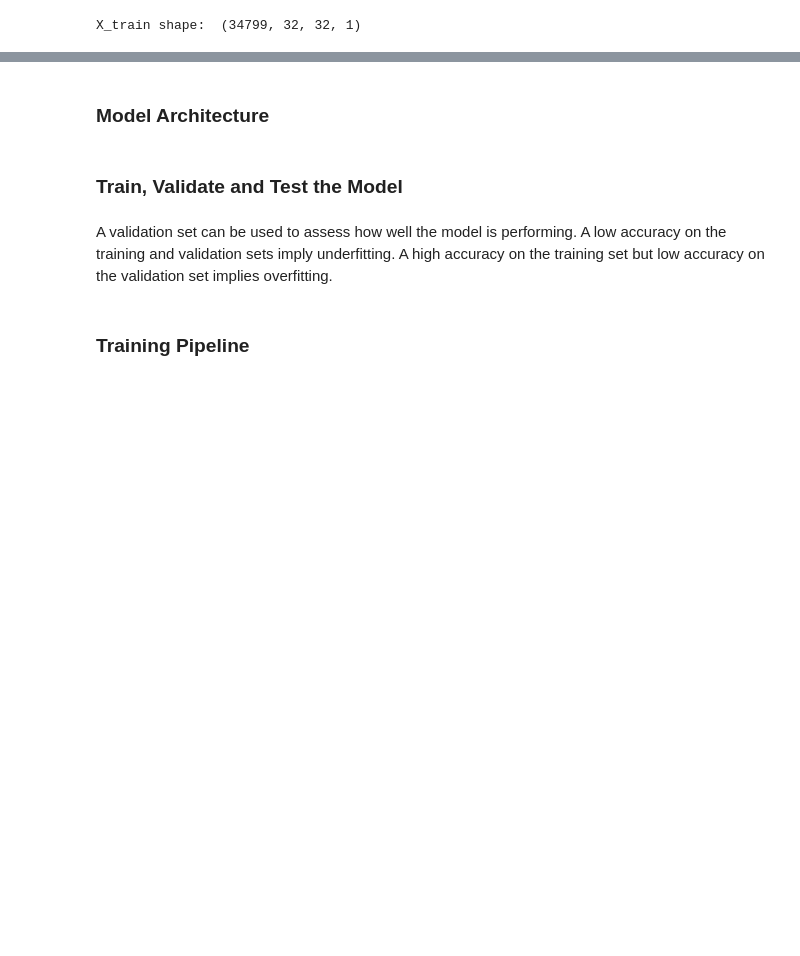
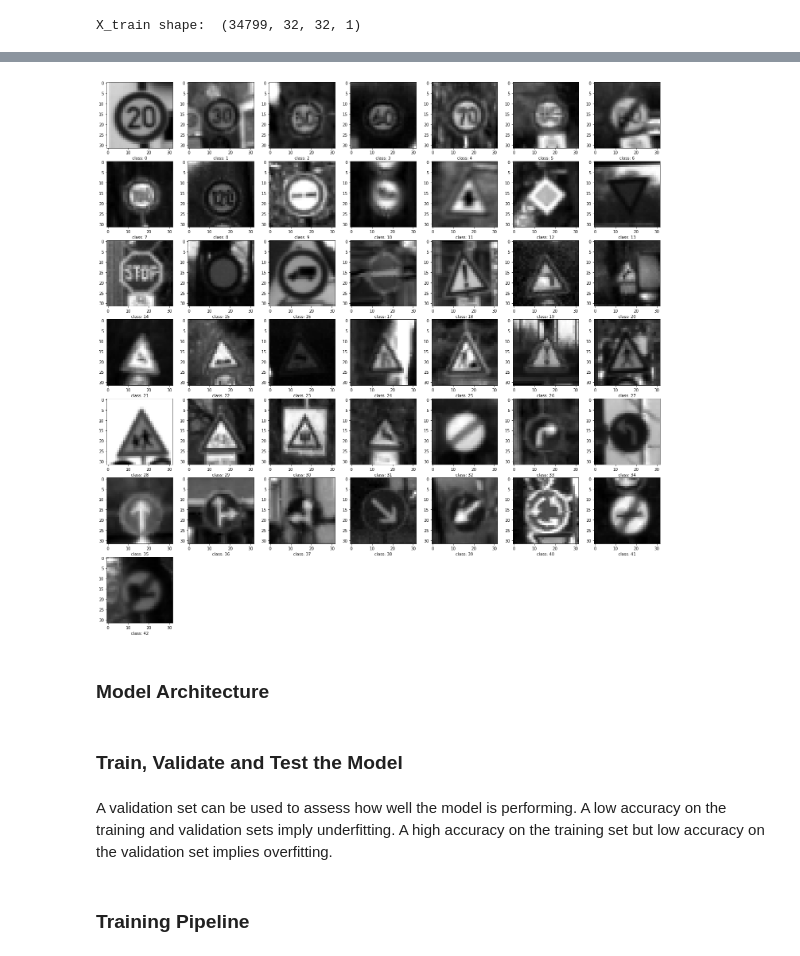
Before and after one commit to Tsuihao/CarND-Traffic-Sign-Classifier-Project, a Jupyter notebook: Traffic_Sign_Classifier.ipynb, the cells around one changed output, grey strips where cells are left out. Cells and saved outputs as stored; diff of their text form; code cells hidden in the pictures; blank space fills up the shorter version.

```diff
--- a/Traffic_Sign_Classifier.ipynb
+++ b/Traffic_Sign_Classifier.ipynb
@@ -211,3 +199,13 @@ save_image(training_samples_grayscale, 'images/training_samples_grayscale.png')
+# %%
+# 2. Normalize
+X_train = naive_normalization(X_train)
+X_valid = naive_normalization(X_valid)
+X_test = naive_normalization(X_test)
+# %%
+training_samples_grayscale_normalized = visualize_dataset(X_train, 'gray')
+#save_image(training_samples_grayscale_normalized, 'images/training_samples_grayscale_normalized.png')
+# %% [output]
+[figure, added]
 # %% [markdown]
 ### Model Architecture
 # %%
```
Also changed, not shown: parts of 13 cells of this notebook, 21 other files.
